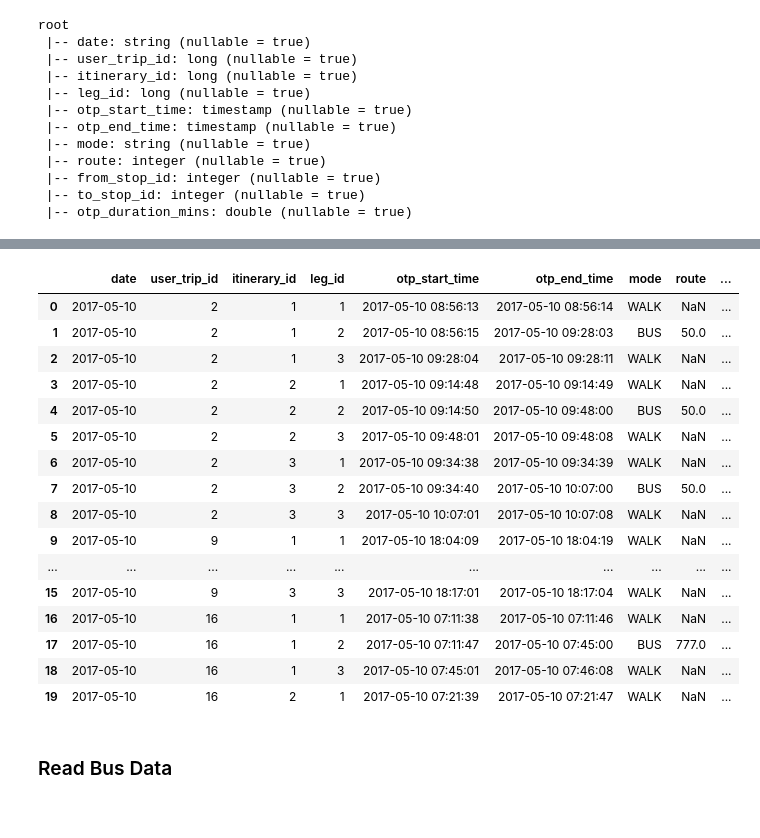
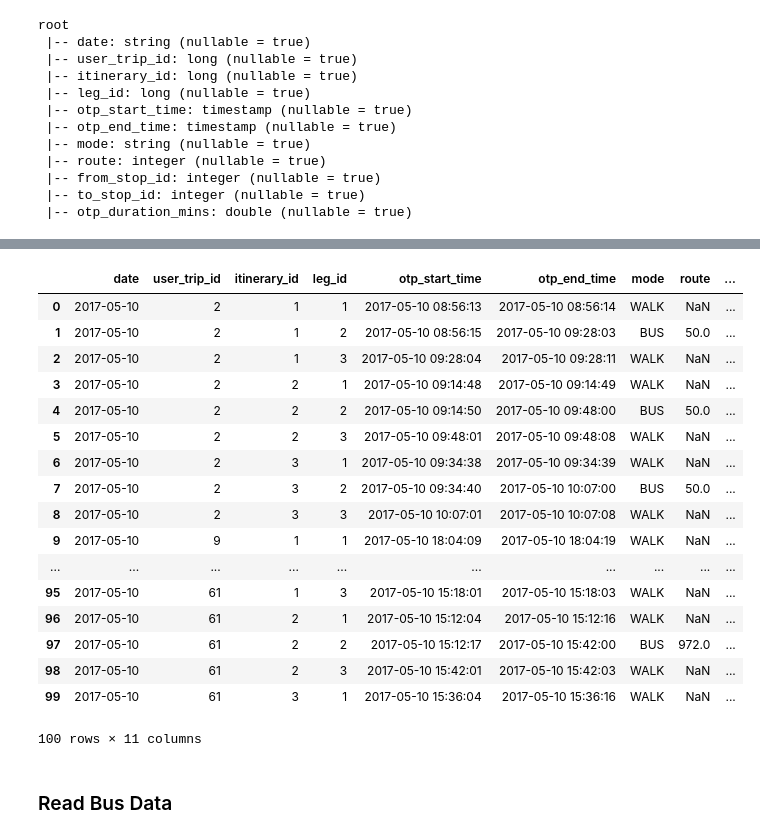
Before and after one commit to tarcisobraz/trips-optimality-exp, a Jupyter notebook: evaluate-trip-optimality-spark.ipynb, the cells around one changed output, grey strips where cells are left out. Cells and saved outputs as stored; diff of their text form; code cells hidden in the pictures.

```diff
--- a/evaluate-trip-optimality-spark.ipynb
+++ b/evaluate-trip-optimality-spark.ipynb
@@ -108 +90,8 @@ od_matrix = od_matrix.withColumn('date_in_ms', F.unix_timestamp(F.col('date'),'y
+# %%
+extra_seconds = 120
+od_matrix = od_matrix.withColumn('date_str', F.from_unixtime(F.unix_timestamp(F.col('date')), 'yyyy-MM-dd')) \
+                        .withColumn('o_datetime', F.concat(F.col('date_str'), F.lit(' '), F.col('o_timestamp'))) \
+                        .withColumn('d_datetime', F.concat(F.col('date_str'), F.lit(' '), F.col('timestamp'))) \
+                        .withColumn('executed_duration', (F.unix_timestamp('d_datetime') - F.unix_timestamp('o_datetime'))/60) \
+                        .withColumn('o_base_datetime', F.from_unixtime(F.unix_timestamp(F.col('o_datetime'),'yyyy-MM-dd HH:mm:ss') - extra_seconds, 'yyyy-MM-dd HH:mm:ss')) \
 # %%
@@ -122,5 +110,0 @@ printdf(od_matrix.select(['date_in_ms','o_time_in_ms','o_datetime_in_ms','date',
-# %%
-od_matrix = od_matrix.withColumn('o_base_timestamp_in_ms', F.col('o_datetime_in_ms') - 60 * 2) \
-                        .withColumn('o_base_timestamp',get_timestamp_in_tz(F.col('o_base_timestamp_in_ms'),'yyyy-MM-dd HH:mm:ss','GMT-3')) \
-                        .withColumn('o_base_time',F.split(F.col('o_base_timestamp'),'\s+')[1]) \
-                        .withColumn('o_base_date',F.split(F.col('o_base_timestamp'),'\s+')[0])
@@ -157,7 +127,8 @@ trips_otp_response = {}
 counter = 0
 for row in od_matrix.collect():
         id=long(row['o_boarding_id'])
-        trip_plan = get_otp_itineraries(row['o_shape_lat'], row['o_shape_lon'], row['shapeLat'], row['shapeLon'],row['o_base_date'],row['o_base_time'])
+        start_time = row['o_base_datetime'].split(' ')[1]
+        trip_plan = get_otp_itineraries(row['o_shape_lat'], row['o_shape_lon'], row['shapeLat'], row['shapeLon'],row['date_str'],start_time)
         trips_otp_response[id] = trip_plan
         counter+=1
 # %%
@@ -179,9 +150,6 @@ for trip in trips_otp_response.keys():
                 start_time = long(leg['startTime'])/1000
                 end_time = long(leg['endTime'])/1000
                 duration = (end_time - start_time)/60
-                #date_str = start_time.strftime('%Y-%m-%d')
-                #start_time_str = start_time.strftime('%H:%M:%S')
-                #end_time_str = end_time.strftime('%H:%M:%S')
                 trips_plans.append((date,trip,itinerary_id,leg_id,start_time,end_time,leg['mode'],route,fromStopId,toStopId, duration))
                 leg_id += 1
             itinerary_id += 1
@@ -190,9 +158,9 @@ for trip in trips_otp_response.keys():
 labels=['date','user_trip_id','itinerary_id','leg_id','otp_start_time','otp_end_time','mode','route','from_stop_id','to_stop_id','otp_duration_mins']
 trips_plans_df = sqlContext.createDataFrame(trips_plans, labels) \
                     .withColumn('date',F.from_unixtime(F.col('date'),'yyyy-MM-dd')) \
+                    .withColumn('otp_duration_mins',((F.col('otp_end_time') - F.col('otp_start_time'))/60)) \
                     .withColumn('otp_start_time',F.from_unixtime(F.col('otp_start_time'),'yyyy-MM-dd HH:mm:ss').astype('timestamp')) \
                     .withColumn('otp_end_time',F.from_unixtime(F.col('otp_end_time'),'yyyy-MM-dd HH:mm:ss').astype('timestamp')) \
-                    .withColumn('otp_duration_mins',(F.unix_timestamp(F.col('otp_end_time')) - F.unix_timestamp(F.col('otp_start_time')))/60) \
                     .withColumn('route', F.col('route').astype('integer')) \
                     .withColumn('from_stop_id', F.col('from_stop_id').astype('integer')) \
                     .withColumn('to_stop_id', F.col('to_stop_id').astype('integer')) \
@@ -223,20 +191,21 @@ Total num Bus Trips: 14148 ( 33.2089289487 %)
 # %%
-printdf(trips_plans_df,l=20)
+printdf(trips_plans_df,l=100)
 # %% [output]
 |  | date | user_trip_id | itinerary_id | leg_id | otp_start_time | otp_end_time | mode | route | ... |
 | 0 | 2017-05-10 | 2 | 1 | 1 | 2017-05-10 08:56:13 | 2017-05-10 08:56:14 | WALK | NaN | ... |
 | 1 | 2017-05-10 | 2 | 1 | 2 | 2017-05-10 08:56:15 | 2017-05-10 09:28:03 | BUS | 50.0 | ... |
 | 2 | 2017-05-10 | 2 | 1 | 3 | 2017-05-10 09:28:04 | 2017-05-10 09:28:11 | WALK | NaN | ... |
 | 3 | 2017-05-10 | 2 | 2 | 1 | 2017-05-10 09:14:48 | 2017-05-10 09:14:49 | WALK | NaN | ... |
 | 4 | 2017-05-10 | 2 | 2 | 2 | 2017-05-10 09:14:50 | 2017-05-10 09:48:00 | BUS | 50.0 | ... |
 | 5 | 2017-05-10 | 2 | 2 | 3 | 2017-05-10 09:48:01 | 2017-05-10 09:48:08 | WALK | NaN | ... |
 | 6 | 2017-05-10 | 2 | 3 | 1 | 2017-05-10 09:34:38 | 2017-05-10 09:34:39 | WALK | NaN | ... |
 | 7 | 2017-05-10 | 2 | 3 | 2 | 2017-05-10 09:34:40 | 2017-05-10 10:07:00 | BUS | 50.0 | ... |
 | 8 | 2017-05-10 | 2 | 3 | 3 | 2017-05-10 10:07:01 | 2017-05-10 10:07:08 | WALK | NaN | ... |
 | 9 | 2017-05-10 | 9 | 1 | 1 | 2017-05-10 18:04:09 | 2017-05-10 18:04:19 | WALK | NaN | ... |
 | ... | ... | ... | ... | ... | ... | ... | ... | ... | ... |
-| 15 | 2017-05-10 | 9 | 3 | 3 | 2017-05-10 18:17:01 | 2017-05-10 18:17:04 | WALK | NaN | ... |
-| 16 | 2017-05-10 | 16 | 1 | 1 | 2017-05-10 07:11:38 | 2017-05-10 07:11:46 | WALK | NaN | ... |
-| 17 | 2017-05-10 | 16 | 1 | 2 | 2017-05-10 07:11:47 | 2017-05-10 07:45:00 | BUS | 777.0 | ... |
-| 18 | 2017-05-10 | 16 | 1 | 3 | 2017-05-10 07:45:01 | 2017-05-10 07:46:08 | WALK | NaN | ... |
-| 19 | 2017-05-10 | 16 | 2 | 1 | 2017-05-10 07:21:39 | 2017-05-10 07:21:47 | WALK | NaN | ... |
+| 95 | 2017-05-10 | 61 | 1 | 3 | 2017-05-10 15:18:01 | 2017-05-10 15:18:03 | WALK | NaN | ... |
+| 96 | 2017-05-10 | 61 | 2 | 1 | 2017-05-10 15:12:04 | 2017-05-10 15:12:16 | WALK | NaN | ... |
+| 97 | 2017-05-10 | 61 | 2 | 2 | 2017-05-10 15:12:17 | 2017-05-10 15:42:00 | BUS | 972.0 | ... |
+| 98 | 2017-05-10 | 61 | 2 | 3 | 2017-05-10 15:42:01 | 2017-05-10 15:42:03 | WALK | NaN | ... |
+| 99 | 2017-05-10 | 61 | 3 | 1 | 2017-05-10 15:36:04 | 2017-05-10 15:36:16 | WALK | NaN | ... |
+100 rows × 11 columns
```
Also changed, not shown: parts of 26 cells of this notebook.
